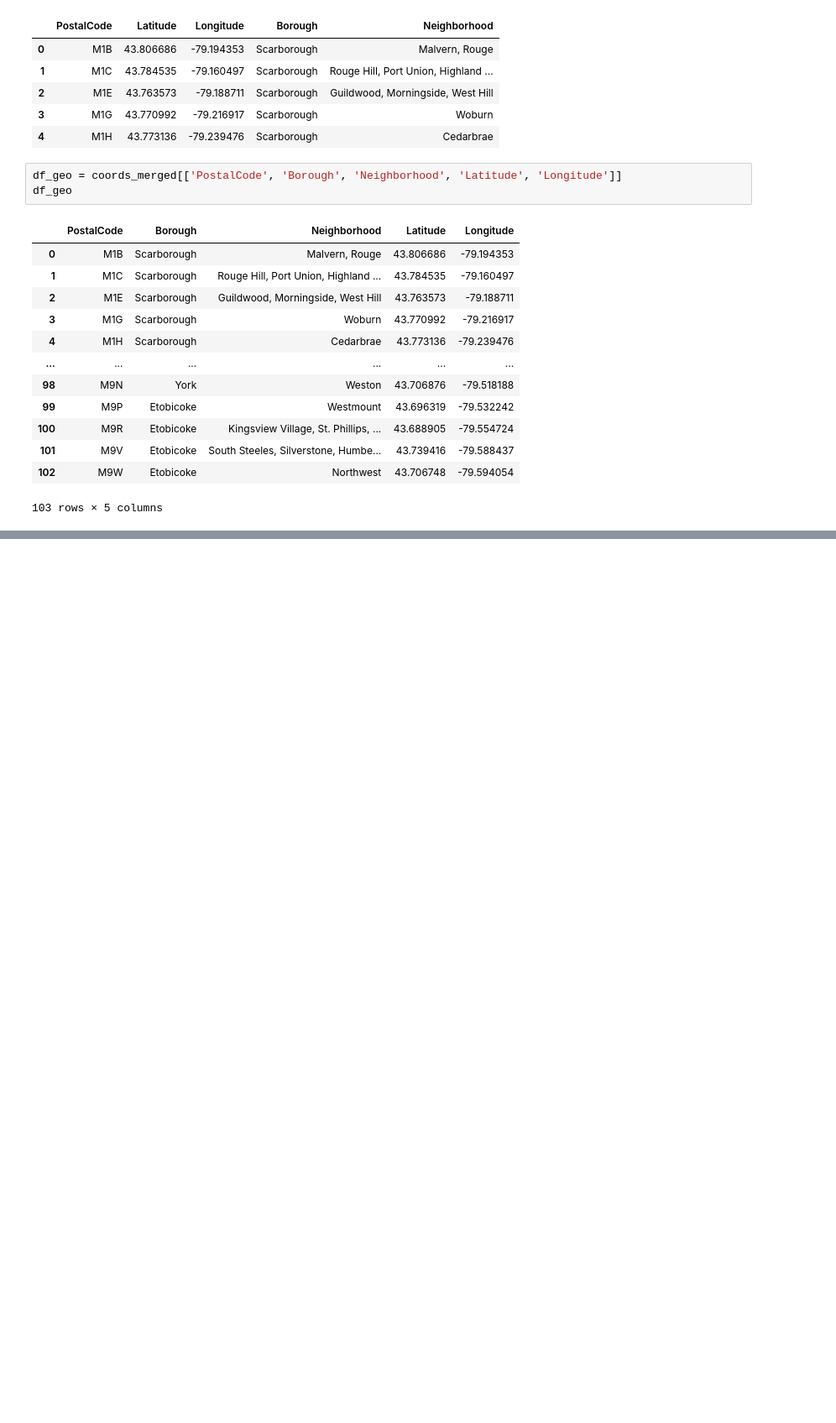
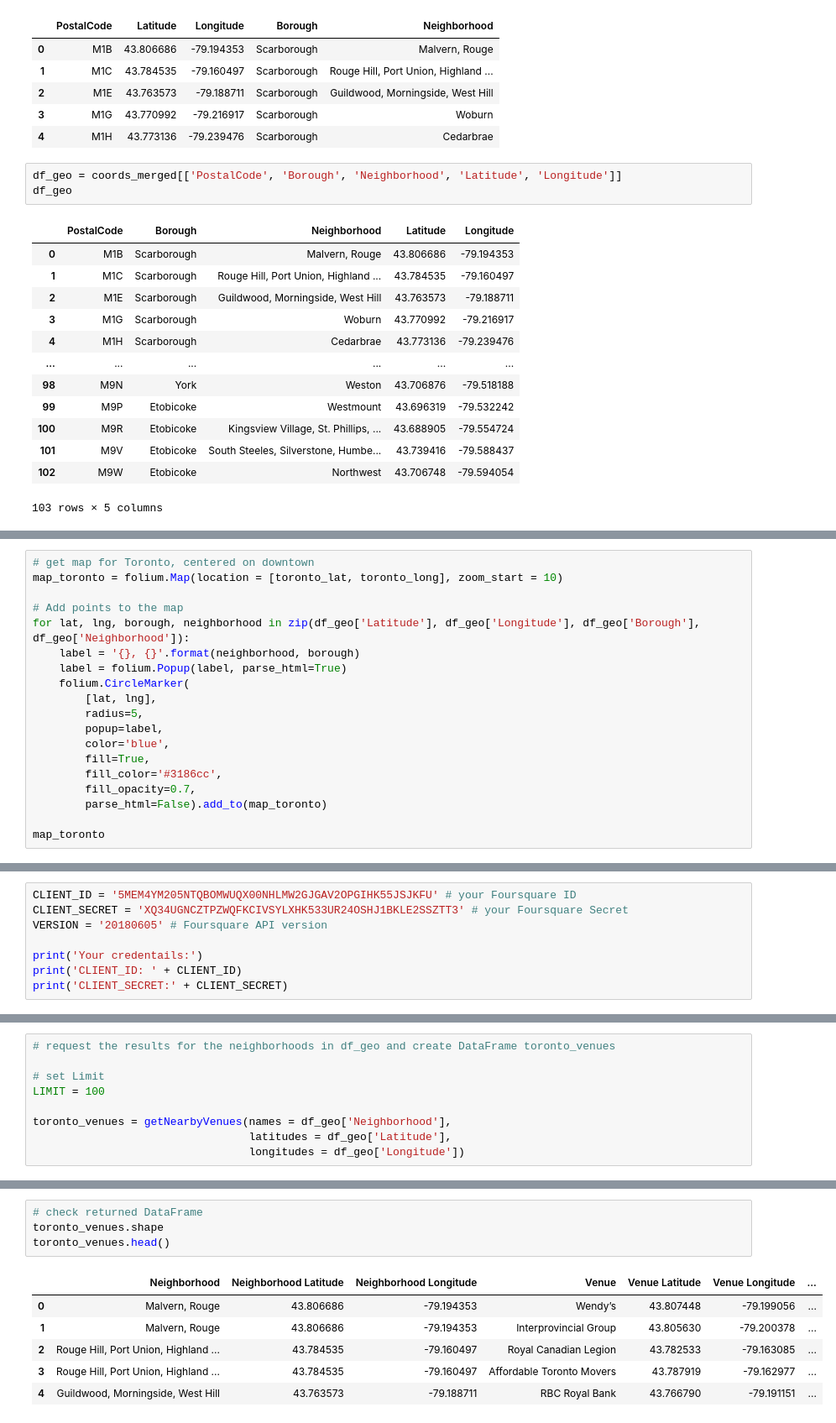
Before and after one commit to JPLue/Segmenting-and-Clustering-Neighborhoods-in-Toronto, a Jupyter notebook: Part 3 - Segmenting and Clustering Neighborhoods in Toronto-Copy1.ipynb, the cells around one changed output, grey strips where cells are left out. Shown: that part at 84% size. Saved outputs shown, nothing was run; the diff lists cells and outputs as text; blank space fills up the shorter version.

```diff
--- a/Part 3 - Segmenting and Clustering Neighborhoods in Toronto-Copy1.ipynb
+++ b/Part 3 - Segmenting and Clustering Neighborhoods in Toronto-Copy1.ipynb
@@ -185,0 +204,19 @@ df_geo
+# %%
+# get map for Toronto, centered on downtown
+map_toronto = folium.Map(location = [toronto_lat, toronto_long], zoom_start = 10)
+
+# Add points to the map
+for lat, lng, borough, neighborhood in zip(df_geo['Latitude'], df_geo['Longitude'], df_geo['Borough'], df_geo['Neighborhood']):
+    label = '{}, {}'.format(neighborhood, borough)
+    label = folium.Popup(label, parse_html=True)
+    folium.CircleMarker(
+        [lat, lng],
+        radius=5,
+        popup=label,
+        color='blue',
+        fill=True,
+        fill_color='#3186cc',
+        fill_opacity=0.7,
+        parse_html=False).add_to(map_toronto)
+
+map_toronto
@@ -185,0 +227,8 @@ df_geo
+# %%
+CLIENT_ID = '5MEM4YM205NTQBOMWUQX00NHLMW2GJGAV2OPGIHK55JSJKFU' # your Foursquare ID
+CLIENT_SECRET = 'XQ34UGNCZTPZWQFKCIVSYLXHK533UR24OSHJ1BKLE2SSZTT3' # your Foursquare Secret
+VERSION = '20180605' # Foursquare API version
+
+print('Your credentails:')
+print('CLIENT_ID: ' + CLIENT_ID)
+print('CLIENT_SECRET:' + CLIENT_SECRET)
@@ -185,0 +281,9 @@ df_geo
+# %%
+# request the results for the neighborhoods in df_geo and create DataFrame toronto_venues
+
+# set Limit
+LIMIT = 100
+
+toronto_venues = getNearbyVenues(names = df_geo['Neighborhood'],
+                                 latitudes = df_geo['Latitude'],
+                                 longitudes = df_geo['Longitude'])
@@ -185,0 +308,11 @@ df_geo
+# %%
+# check returned DataFrame
+toronto_venues.shape
+toronto_venues.head()
+# %% [output]
+|  | Neighborhood | Neighborhood Latitude | Neighborhood Longitude | Venue | Venue Latitude | Venue Longitude | ... |
+| 0 | Malvern, Rouge | 43.806686 | -79.194353 | Wendy’s | 43.807448 | -79.199056 | ... |
+| 1 | Malvern, Rouge | 43.806686 | -79.194353 | Interprovincial Group | 43.805630 | -79.200378 | ... |
+| 2 | Rouge Hill, Port Union, Highland ... | 43.784535 | -79.160497 | Royal Canadian Legion | 43.782533 | -79.163085 | ... |
+| 3 | Rouge Hill, Port Union, Highland ... | 43.784535 | -79.160497 | Affordable Toronto Movers | 43.787919 | -79.162977 | ... |
+| 4 | Guildwood, Morningside, West Hill | 43.763573 | -79.188711 | RBC Royal Bank | 43.766790 | -79.191151 | ... |
```
Also changed, not shown: parts of 27 cells of this notebook.
